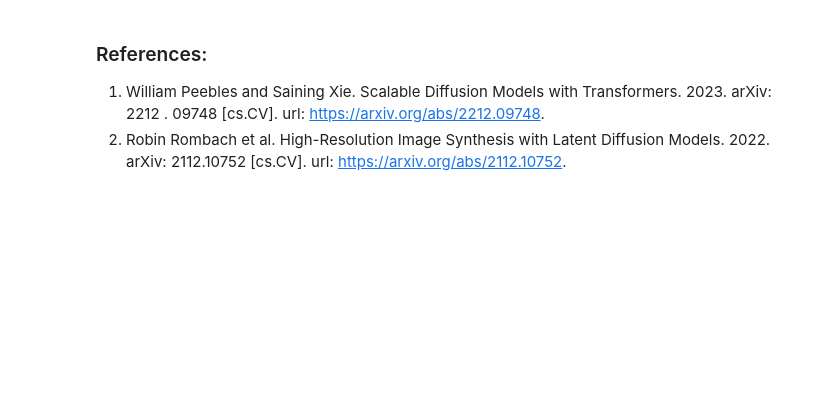
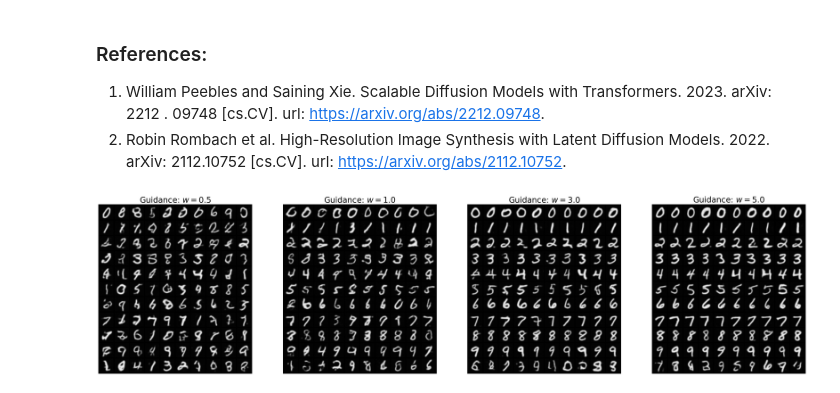
Before and after one commit to Guo-lab/MIT6S184-FlowM-DiffM, a Jupyter notebook: lab_three.ipynb, the cells around one changed output. Cells and saved outputs as stored; diff of their text form; code cells hidden in the pictures; blank space fills up the shorter version.

```diff
--- a/lab_three.ipynb
+++ b/lab_three.ipynb
@@ -2031,9 +2051,12 @@ class VAE(nn.Module):
   def compute_loss(self, z_mean: torch.Tensor, z_logvar: torch.Tensor, x_mean: torch.Tensor, x_logvar: torch.Tensor, x_true: torch.Tensor):
     """ See display 85 from the text """
     # KL loss
-    raise NotImplementedError("Fill me in!")
+    d = z_mean.numel() / z_mean.shape[0] # C * H * W
+    kl_loss = 0.5 * ((z_mean**2).sum(dim=[1,2,3]) + d * torch.exp(z_logvar) - d - d * z_logvar)
+    kl_loss = kl_loss.mean() * self.beta
 
-    # Reconstruction loss
-    raise NotImplementedError("Fill me in!")
+    # Reconstruction loss -log p(x|z)
+    recon_loss = 0.5 * d * x_logvar + ((x_true - x_mean)**2).sum(dim=[1,2,3]) / (2 * torch.exp(x_logvar))
+    recon_loss = recon_loss.mean()
 
     return kl_loss + recon_loss
@@ -2219,16 +2322,19 @@ class LatentCFGTrainer(Trainer):
     def get_train_loss(self, batch_size: int) -> torch.Tensor:
         # Step 1: Sample z, y from MNIST + encode
         with torch.no_grad():
-          raise NotImplementedError("Fill me in!")
-
+            samples, y = self.mnist.sample(batch_size)
+            # VAE already frozen.
+            z_mean, z_logvar = self.vae.encode(samples)
+            z = z_mean + torch.exp(0.5 * z_logvar) * torch.randn_like(z_mean) # 1 c h w
 
         # Step 2: Set each label to 10 (i.e., null) with probability eta
-        raise NotImplementedError("Fill me in!")
-
+        mask = torch.rand(batch_size).to(y.device) < self.eta
+        y[mask] = self.null_label
 
         # Step 3: Sample t and x
-        raise NotImplementedError("Fill me in!")
+        t = torch.rand(batch_size, device=z.device)
+        x = self.path.sample_conditional_path(z, t)
 
-
-        # Step 4: Regress and output loss
-        raise NotImplementedError("Fill me in!")
+        # Step 4: Regress and output loss (for flow matching)
+        # Trainer used DiffusionTransformerFlowModel model
+        return torch.nn.functional.mse_loss(self.model(x, t, y), self.path.conditional_vector_field(x, z, t))
@@ -2286,3 +2408,17 @@ plt.show()
 [cs.CV]. url: https://arxiv.org/abs/2212.09748.
 2. Robin Rombach et al. High-Resolution Image Synthesis with Latent Diffusion Models. 2022. arXiv: 2112.10752
 [cs.CV]. url: https://arxiv.org/abs/2112.10752.
+# %%
+#  Latent DiT (VAE) has larger input size than DiT. Training faster with less tokens. O(n²)
+
+trainer.model = dit
+trainer.visualize_samples(
+    save_path=None,
+    samples_per_class=10,
+    num_timesteps=100,
+    guidance_scales=[0.5, 1.0, 3.0, 5.0],
+    use_tqdm=True
+)
+plt.show()
+# %% [output]
+[figure, added]
```
Also changed, not shown: parts of 9 cells of this notebook, 6 other files.
